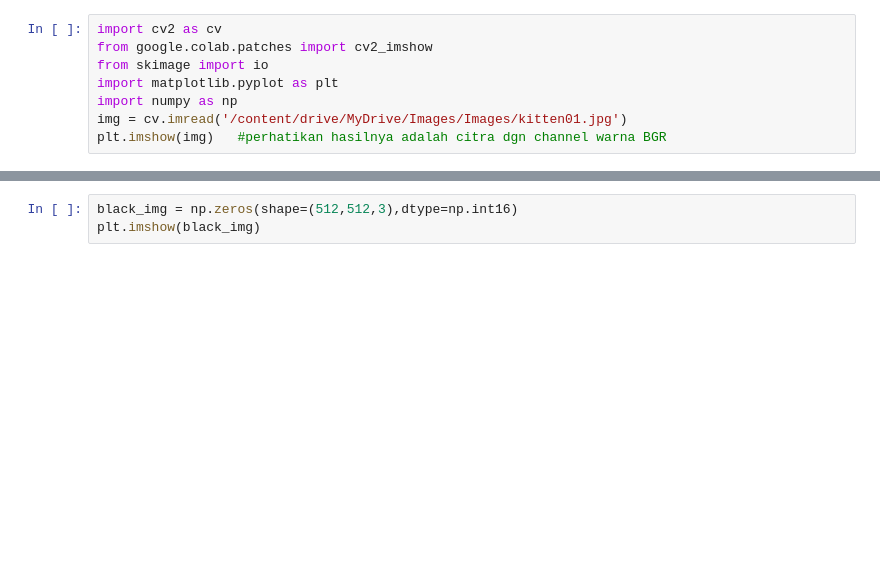
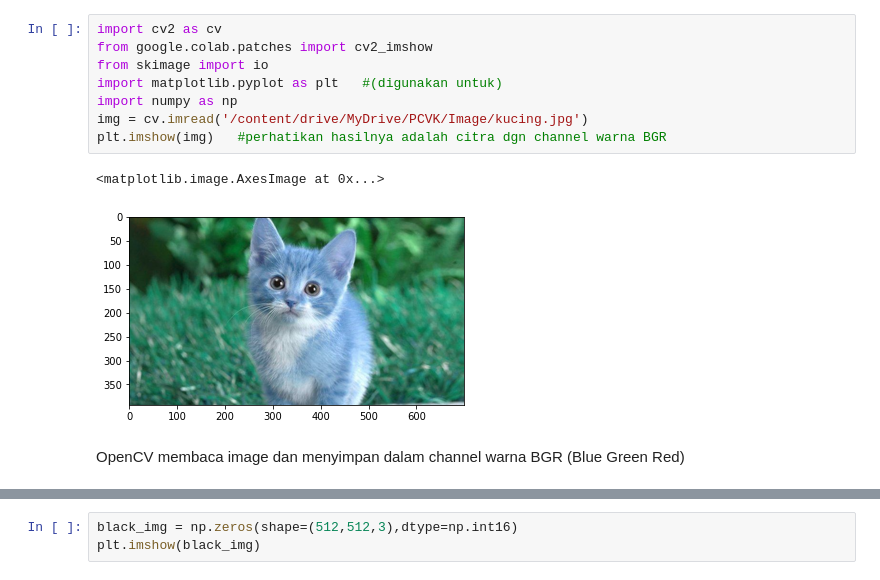
Before and after one commit to SitiZumarohdf/PCVK_Genap_2023, a Jupyter notebook: Week_2.ipynb, the cells around one changed output, grey strips where cells are left out. Cells and saved outputs as stored; diff of their text form; blank space fills up the shorter version.

```diff
--- a/Week_2.ipynb
+++ b/Week_2.ipynb
@@ -8,11 +10,16 @@ drive.mount('/content/drive')
 # %%
 import cv2 as cv
 from google.colab.patches import cv2_imshow
 from skimage import io
-import matplotlib.pyplot as plt
+import matplotlib.pyplot as plt   #(digunakan untuk)
 import numpy as np
-img = cv.imread('/content/drive/MyDrive/Images/Images/kitten01.jpg')
+img = cv.imread('/content/drive/MyDrive/PCVK/Image/kucing.jpg')
 plt.imshow(img)   #perhatikan hasilnya adalah citra dgn channel warna BGR
+# %% [output]
+<matplotlib.image.AxesImage at 0x...>
+[figure, added]
+# %% [markdown]
+OpenCV membaca image dan menyimpan dalam channel warna BGR (Blue Green Red)
 # %%
 img2 = img
 img3 = cv.cvtColor(img,cv.COLOR_BGR2RGB)    #konversi channel BGR --> RGB
```
Also changed, not shown: parts of 26 cells of this notebook.
